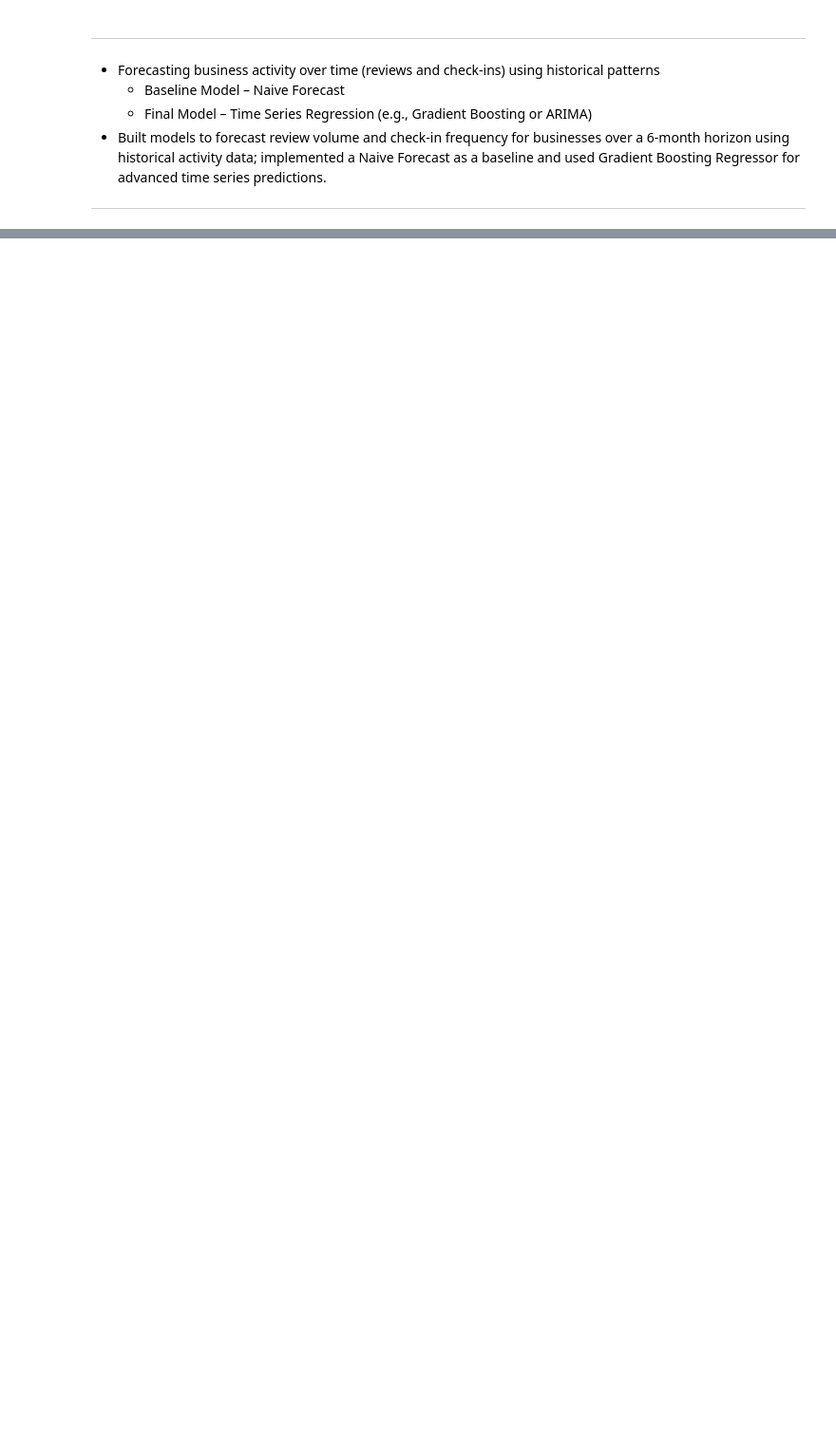
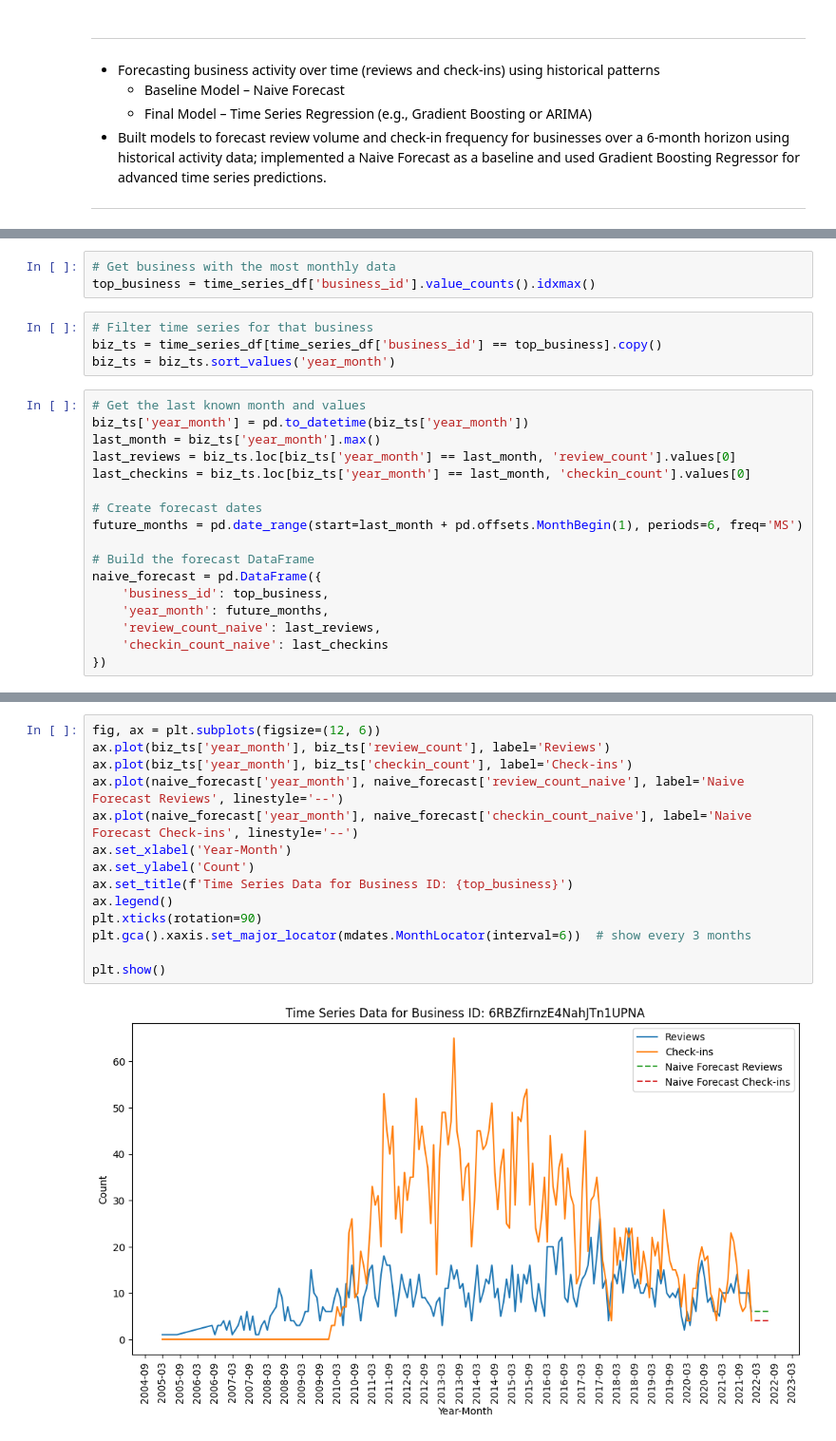
Before and after one commit to Jenblr/Yelp-Business-Data-Success-Analysis, a Jupyter notebook: Predictive_Modeling.ipynb, the cells around one changed output, grey strips where cells are left out. Shown: that part at 95% size. Drawn from its saved outputs; the diff is of its cells as text; blank space fills up the shorter version.

```diff
--- a/Predictive_Modeling.ipynb
+++ b/Predictive_Modeling.ipynb
@@ -797,0 +417,24 @@ baseline_df['future_6mo_checkins'] = baseline_df['business_id'].map(checkin_fore
+# %%
+# Get business with the most monthly data
+top_business = time_series_df['business_id'].value_counts().idxmax()
+# %%
+# Filter time series for that business
+biz_ts = time_series_df[time_series_df['business_id'] == top_business].copy()
+biz_ts = biz_ts.sort_values('year_month')
+# %%
+# Get the last known month and values
+biz_ts['year_month'] = pd.to_datetime(biz_ts['year_month'])
+last_month = biz_ts['year_month'].max()
+last_reviews = biz_ts.loc[biz_ts['year_month'] == last_month, 'review_count'].values[0]
+last_checkins = biz_ts.loc[biz_ts['year_month'] == last_month, 'checkin_count'].values[0]
+
+# Create forecast dates
+future_months = pd.date_range(start=last_month + pd.offsets.MonthBegin(1), periods=6, freq='MS')
+
+# Build the forecast DataFrame
+naive_forecast = pd.DataFrame({
+    'business_id': top_business,
+    'year_month': future_months,
+    'review_count_naive': last_reviews,
+    'checkin_count_naive': last_checkins
+})
@@ -797,0 +453,16 @@ baseline_df['future_6mo_checkins'] = baseline_df['business_id'].map(checkin_fore
+# %%
+fig, ax = plt.subplots(figsize=(12, 6))
+ax.plot(biz_ts['year_month'], biz_ts['review_count'], label='Reviews')
+ax.plot(biz_ts['year_month'], biz_ts['checkin_count'], label='Check-ins')
+ax.plot(naive_forecast['year_month'], naive_forecast['review_count_naive'], label='Naive Forecast Reviews', linestyle='--')
+ax.plot(naive_forecast['year_month'], naive_forecast['checkin_count_naive'], label='Naive Forecast Check-ins', linestyle='--')
+ax.set_xlabel('Year-Month')
+ax.set_ylabel('Count')
+ax.set_title(f'Time Series Data for Business ID: {top_business}')
+ax.legend()
+plt.xticks(rotation=90)
+plt.gca().xaxis.set_major_locator(mdates.MonthLocator(interval=6))  # show every 3 months
+
+plt.show()
+# %% [output]
+[figure, added]
```
Also changed, not shown: parts of 35 cells of this notebook.
